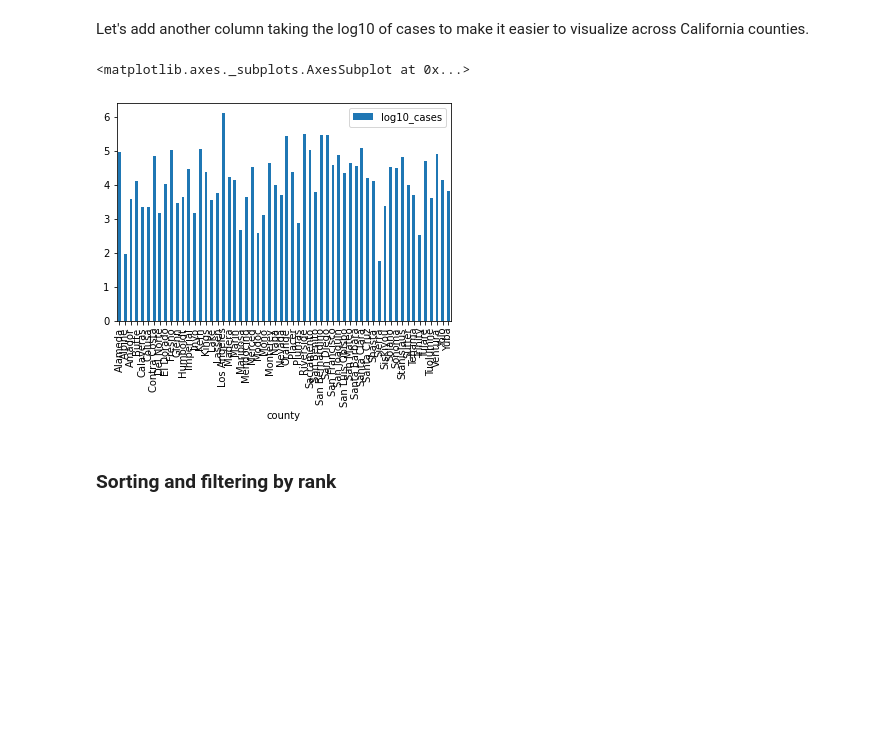
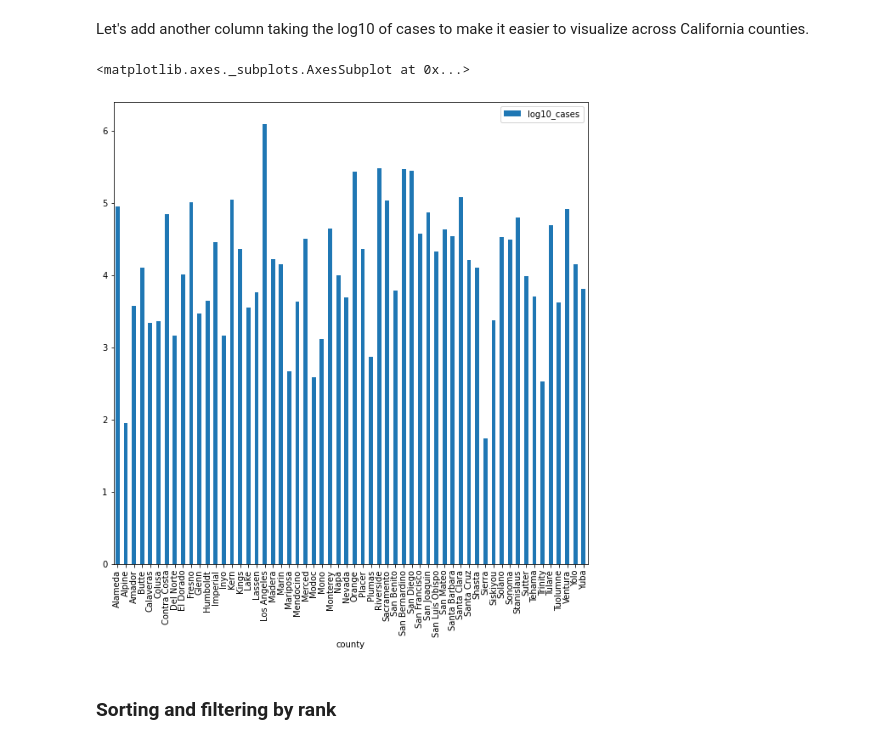
Before and after one commit to ramyarangan/ssrp_srec_python_workshop_2021, a Jupyter notebook: ssrp_pandas.ipynb, the cells around one changed output. Cells and saved outputs as stored; diff of their text form; code cells hidden in the pictures; blank space fills up the shorter version.

```diff
--- a/ssrp_pandas.ipynb
+++ b/ssrp_pandas.ipynb
@@ -162,10 +230,10 @@ import numpy as np
 # %%
 covid_live_counties_simple_CA = pd.DataFrame(covid_live_counties_simple_CA) # this step makes a deep copy of the data frame
 covid_live_counties_simple_CA['log10_cases'] = np.log10(covid_live_counties_simple_CA['cases'])
-covid_live_counties_simple_CA.plot.bar(x='county',y='log10_cases')
+covid_live_counties_simple_CA.plot.bar(x='county',y='log10_cases', figsize=(10,10))
 # %% [output]
 <matplotlib.axes._subplots.AxesSubplot at 0x...>
-[figure, old version]
+[figure, new version]
 # %% [markdown]
 ### Sorting and filtering by rank
 # %%
```
Also changed, not shown: parts of 39 cells of this notebook.
